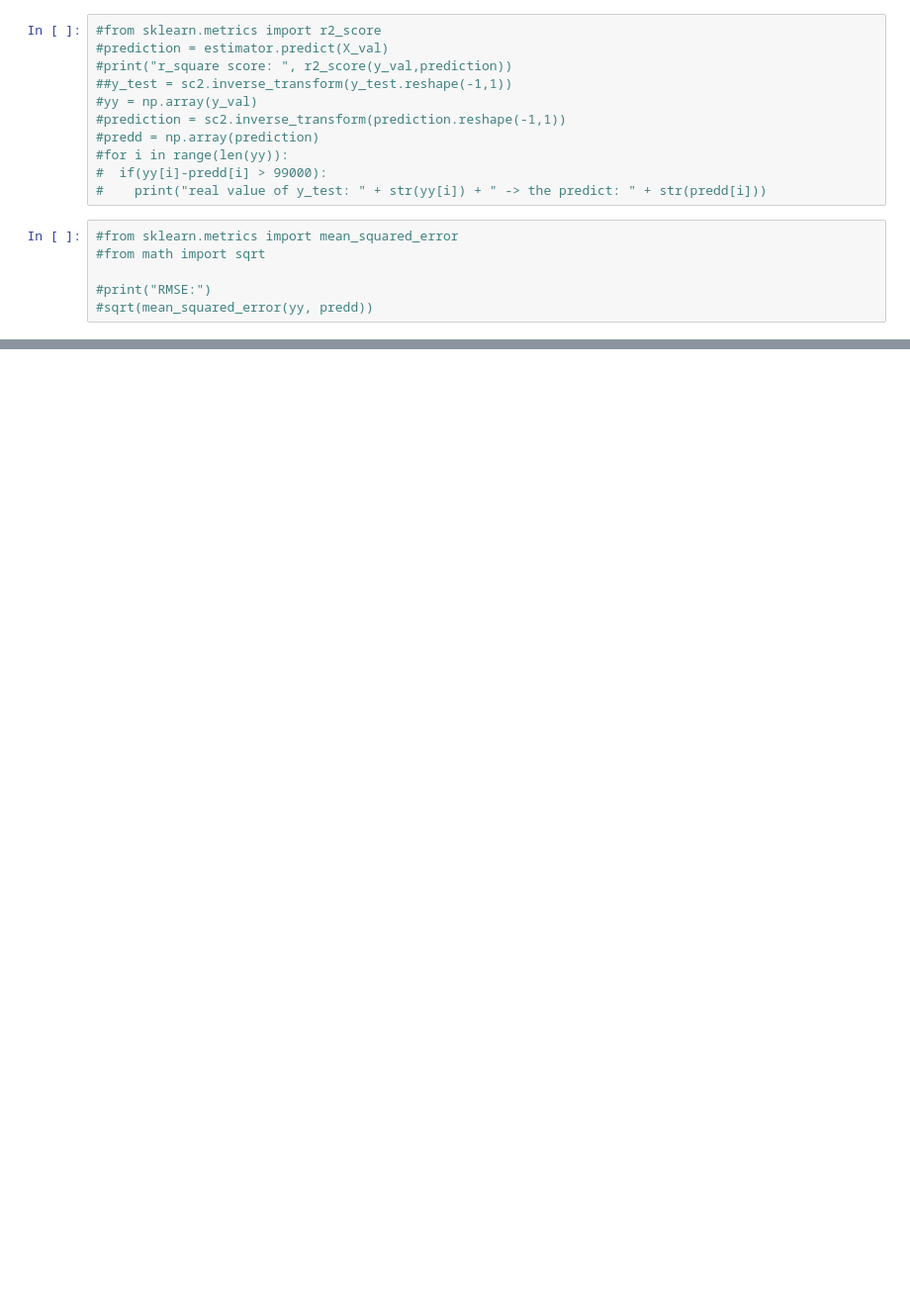
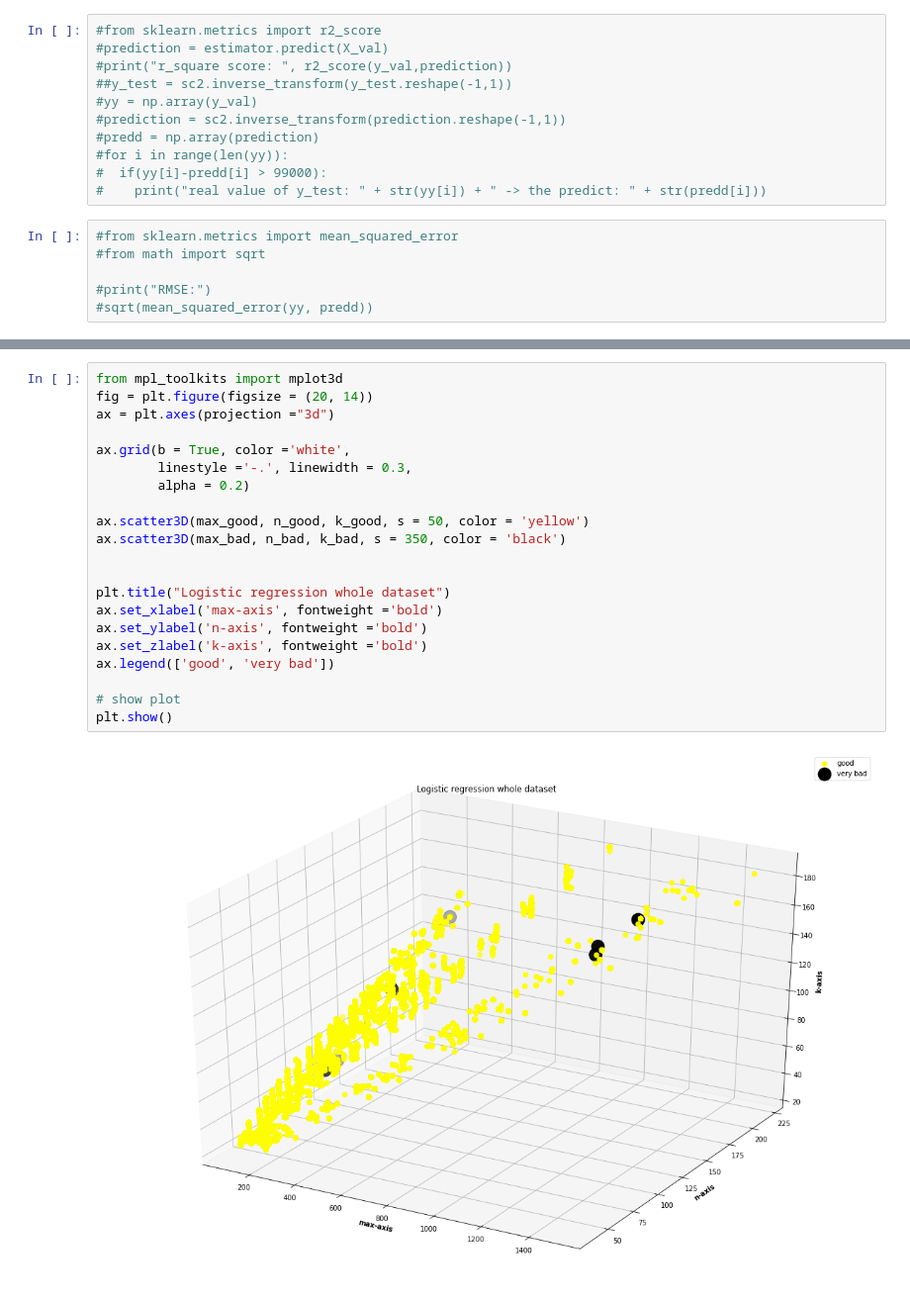
Before and after one commit to harel-coffee/pouw-auto, a Jupyter notebook: 4Neural_Network_Regression.ipynb, the cells around one changed output, grey strips where cells are left out. Shown at 99% size. Saved outputs shown, nothing was run; the diff lists cells and outputs as text; blank space fills up the shorter version.

```diff
--- a/4Neural_Network_Regression.ipynb
+++ b/4Neural_Network_Regression.ipynb
@@ -205,0 +261,23 @@ RMSE:
+# %%
+from mpl_toolkits import mplot3d
+fig = plt.figure(figsize = (20, 14))
+ax = plt.axes(projection ="3d")
+
+ax.grid(b = True, color ='white',
+        linestyle ='-.', linewidth = 0.3,
+        alpha = 0.2)
+
+ax.scatter3D(max_good, n_good, k_good, s = 50, color = 'yellow')
+ax.scatter3D(max_bad, n_bad, k_bad, s = 350, color = 'black')
+
+
+plt.title("Logistic regression whole dataset")
+ax.set_xlabel('max-axis', fontweight ='bold')
+ax.set_ylabel('n-axis', fontweight ='bold')
+ax.set_zlabel('k-axis', fontweight ='bold')
+ax.legend(['good', 'very bad'])
+
+# show plot
+plt.show()
+# %% [output]
+[figure, added]
```
Also changed, not shown: parts of 8 cells of this notebook.
